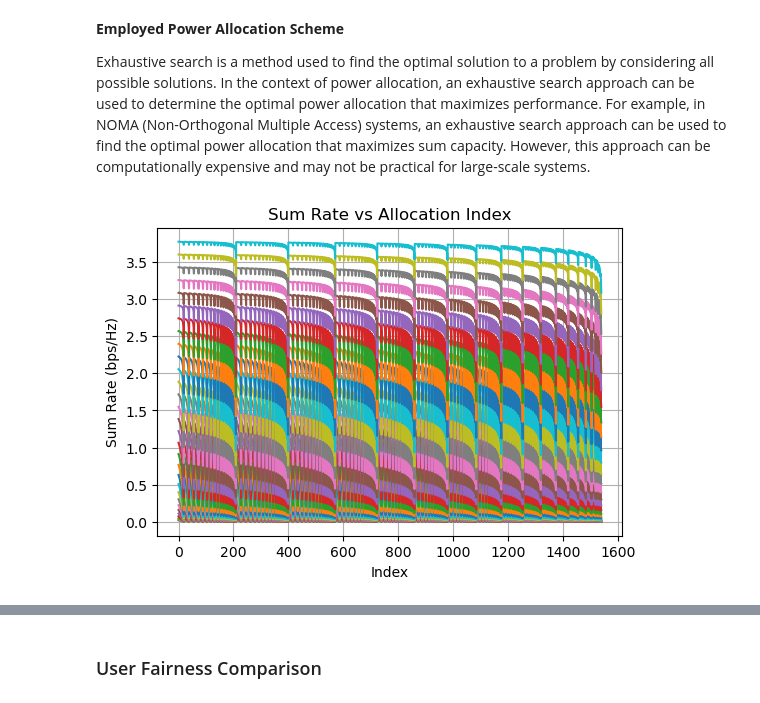
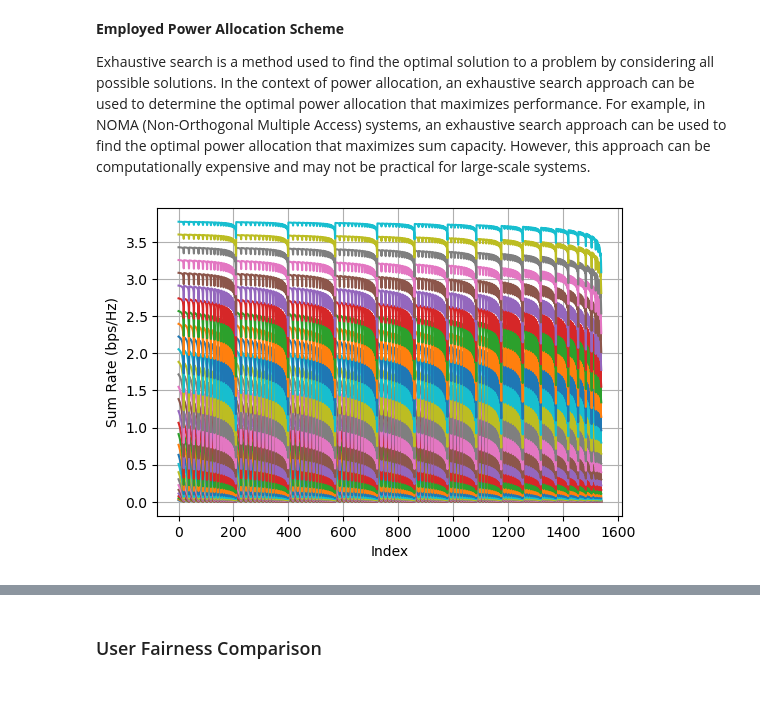
Before and after one commit to muhd-umer/comyx, a Jupyter notebook: assignments/assignment_2/noma_implementation.ipynb, the cells around one changed output, grey strips where cells are left out. Saved outputs shown, nothing was run; the diff lists cells and outputs as text; code cells hidden in the pictures.

```diff
--- a/assignments/assignment_2/noma_implementation.ipynb
+++ b/assignments/assignment_2/noma_implementation.ipynb
@@ -148,14 +147,13 @@ noma_userrates = np.array(noma_userrates)
 # %%
 # Plot NOMA sumrates vs index
 plt.plot(noma_sumrates)
 plt.xlabel("Index")
 plt.ylabel("Sum Rate (bps/Hz)")
-plt.title("Sum Rate vs Allocation Index")
 plt.grid()
 plt.savefig("sumrate_vs_index.pdf", bbox_inches="tight")
 plt.show()
 # %% [output]
-[figure, old version]
+[figure, new version]
 # %%
 # Define power allocation coefficients
 # to count user unfairness
```
Also changed, not shown: parts of 8 cells of this notebook, 6 other files.
